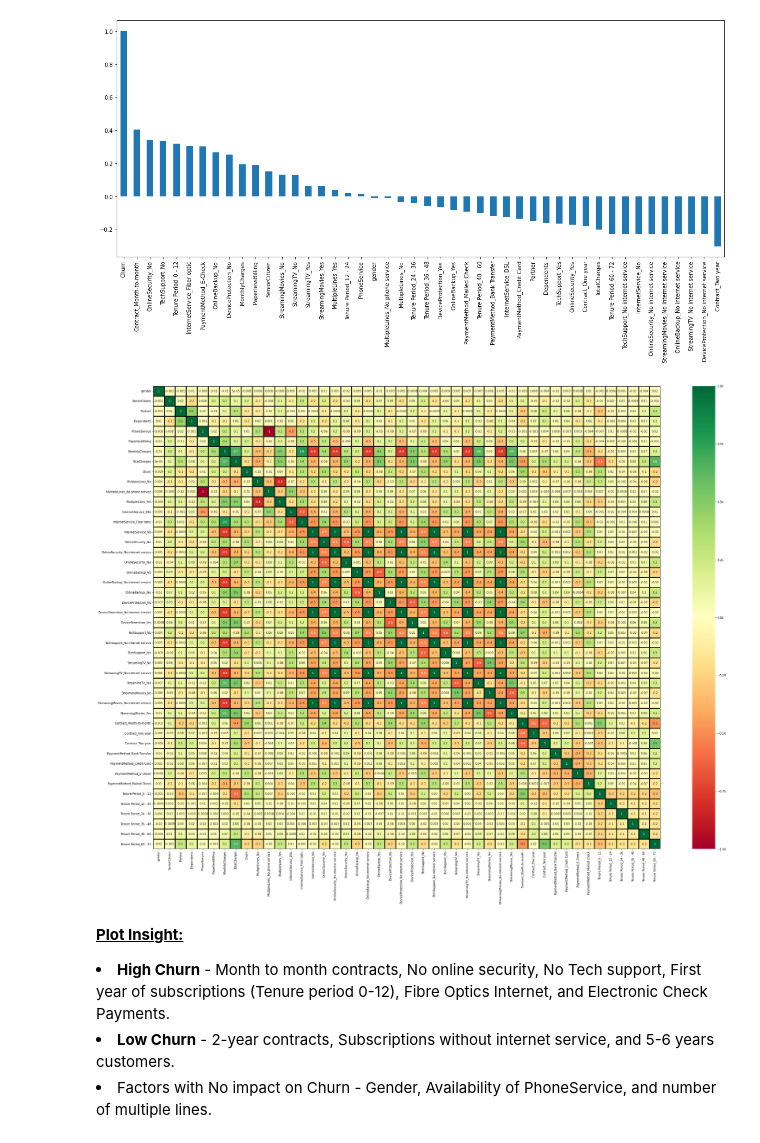
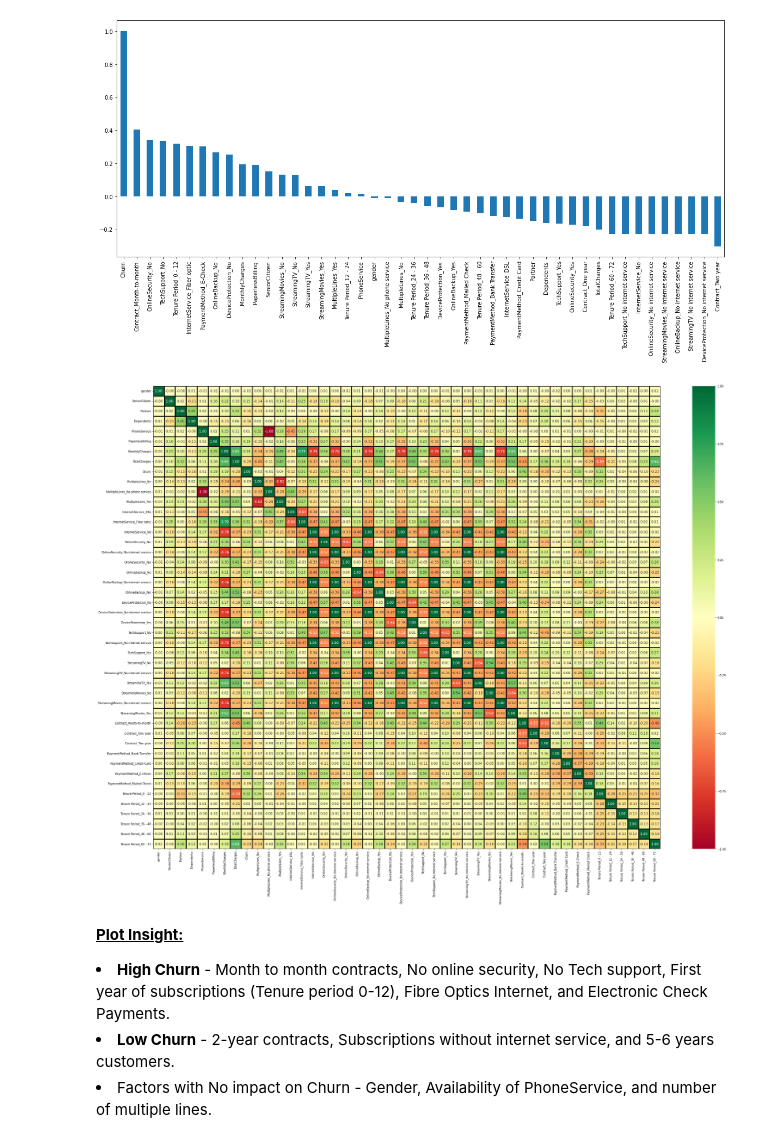
Before and after one commit to KusalkaSilva/Telco-Customer-Churn, a Jupyter notebook: Telco_Customer_Churn.ipynb, the cells around one changed output. Cells and saved outputs as stored; diff of their text form; code cells hidden in the pictures.

```diff
--- a/Telco_Customer_Churn.ipynb
+++ b/Telco_Customer_Churn.ipynb
@@ -640,11 +590,11 @@ plt.figure(figsize=(20,8))
 ax = corr_Churn.plot(kind='bar')
 # %% [output]
 [figure]
-# %%
-plt.figure(figsize = (40, 30))
-ax = sns.heatmap(corr_matrix, annot = True, fmt='.1g', vmin = -1, vmax = 1, cmap="RdYlGn", linewidths = 3, linecolor = 'black', annot_kws={'size': 10})
-# %% [output]
-[figure, removed]
+# %%
+plt.figure(figsize = (40, 30))
+ax = sns.heatmap(corr_matrix, annot = True, fmt='.2f', cmap="RdYlGn", linewidths = 3, linecolor = 'black', annot_kws={'size': 12})
+# %% [output]
+[figure, added]
 # %% [markdown]
 <b><u>Plot Insight:</u></b>
 <li><b>High Churn</b> - Month to month contracts, No online security, No Tech support, First year of subscriptions (Tenure period 0-12), Fibre Optics Internet, and Electronic Check Payments. </li>
```
Also changed, not shown: parts of 70 cells of this notebook.
